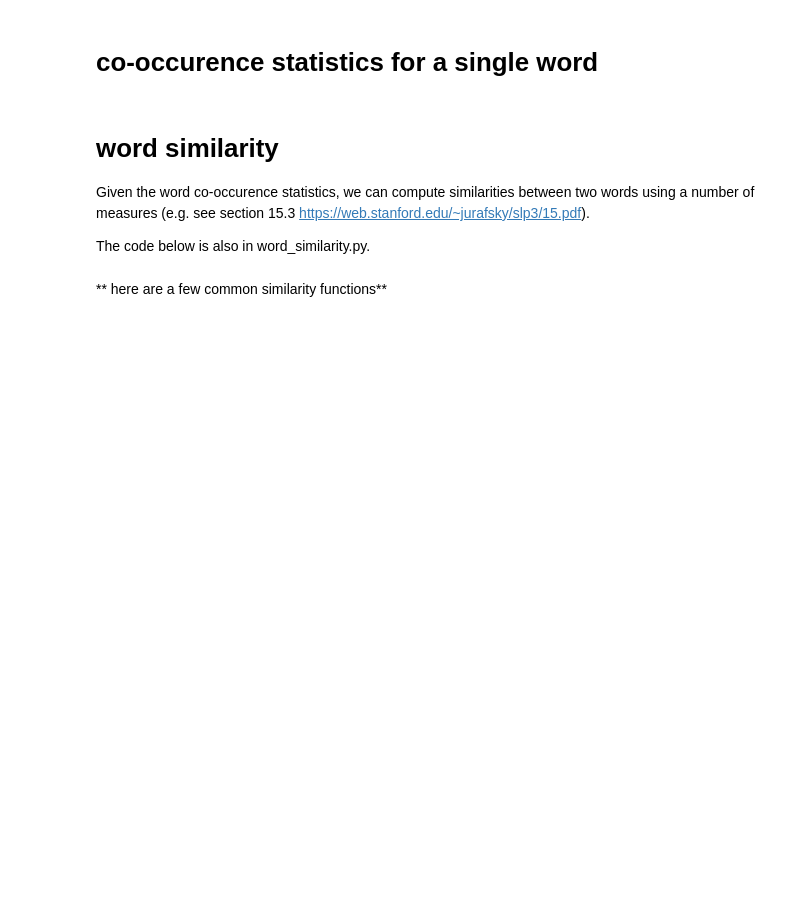
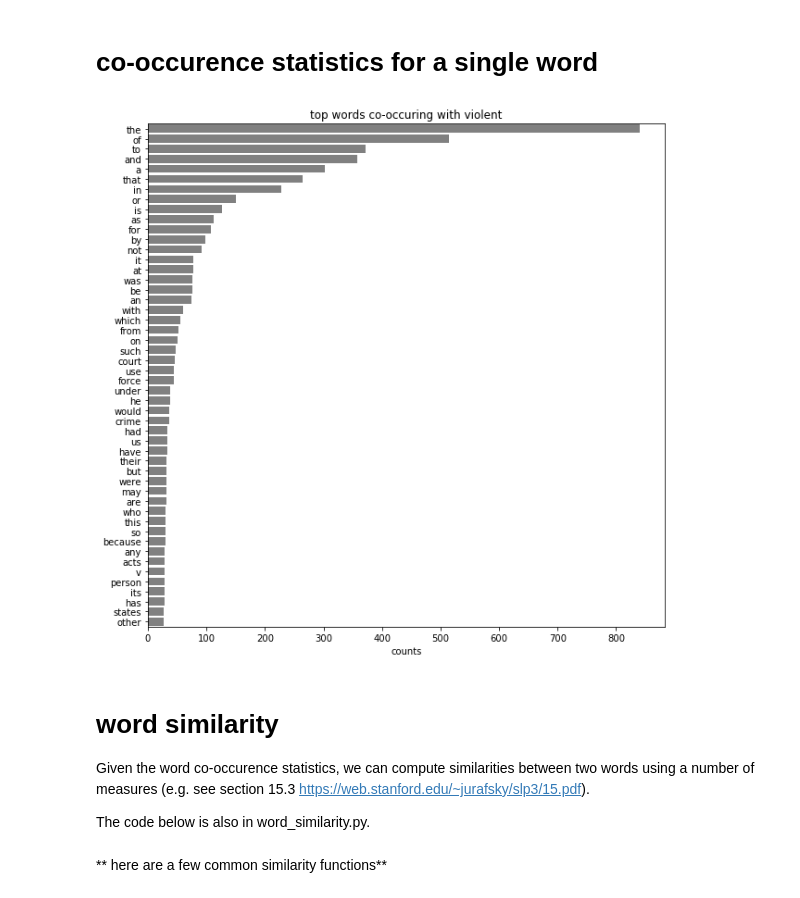
Before and after one commit to idc9/word_embed_tutorial, a Jupyter notebook: 2_explore_raw_counts.ipynb, the cells around one changed output. Cells and saved outputs as stored; diff of their text form; code cells hidden in the pictures; blank space fills up the shorter version.

```diff
--- a/2_explore_raw_counts.ipynb
+++ b/2_explore_raw_counts.ipynb
@@ -34,11 +37,11 @@ from explore_counts_fun import top_counts_bar_plot
 - `i2w` is a list mapping indices to words
 - `word_counts` is a dict displaying the number of times each word each word appears
 # %%
-w2i, i2w = load_vocabulary('data/vocab_small_ex.txt')
-co_counts = load_matrix('data/co_counts_small_ex')
-word_counts = np.load('data/word_counts_small_ex.npy')
+# w2i, i2w = load_vocabulary('data/vocab_small_ex.txt')
+# co_counts = load_matrix('data/co_counts_small_ex')
+# word_counts = np.load('data/word_counts_small_ex.npy')
 
 # uncomment this code if you have the larger data file
-# w2i, i2w = load_vocabulary('data/vocab_10000.txt')
-# co_counts = load_matrix('data/co_counts_10000')
-# word_counts = np.load('data/word_counts_10000.npy')
+w2i, i2w = load_vocabulary('data/vocab_10000.txt')
+co_counts = load_matrix('data/co_counts_10000')
+word_counts = np.load('data/word_counts_10000.npy')
@@ -64,7 +101,7 @@ top_counts_bar_plot(word_counts,
 # %% [markdown]
 # co-occurence statistics for a single word
 # %%
-word = 'lawyer'
+word = 'violent'
 
 # vector of co-occurence counts for word
 # the .toarray().reshape(-1) converts the row vector to a numpy array
@@ -72,9 +109,11 @@ word_co_counts = co_counts[w2i[word], :].toarray().reshape(-1)
 # %%
 top_counts_bar_plot(word_co_counts,
                     i2w,
-                    N=20,
+                    N=50,
                     title='top words co-occuring with %s' % word,
                     figsize=[10, 10])
+# %% [output]
+[figure, added]
 # %%
 # plt.figure(figsize=[10, 10])
 # plt.hist(word_coo_counts, bins=1000)#np.arange(max(word_coo_counts)));
```
Also changed, not shown: parts of 11 cells of this notebook, 5 other files.
